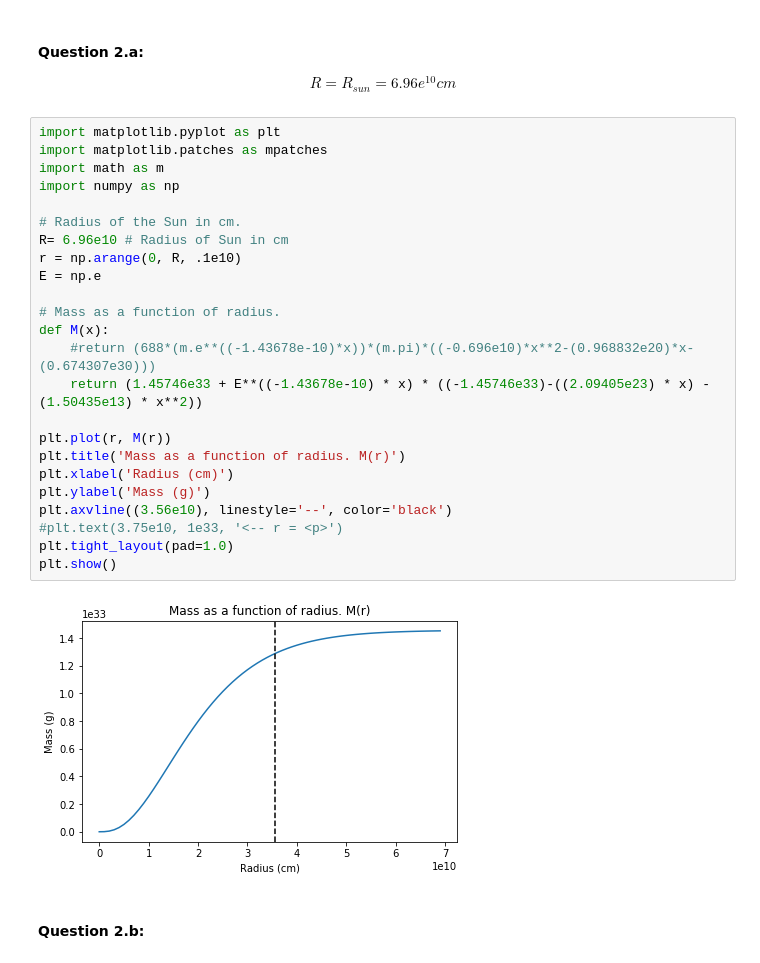
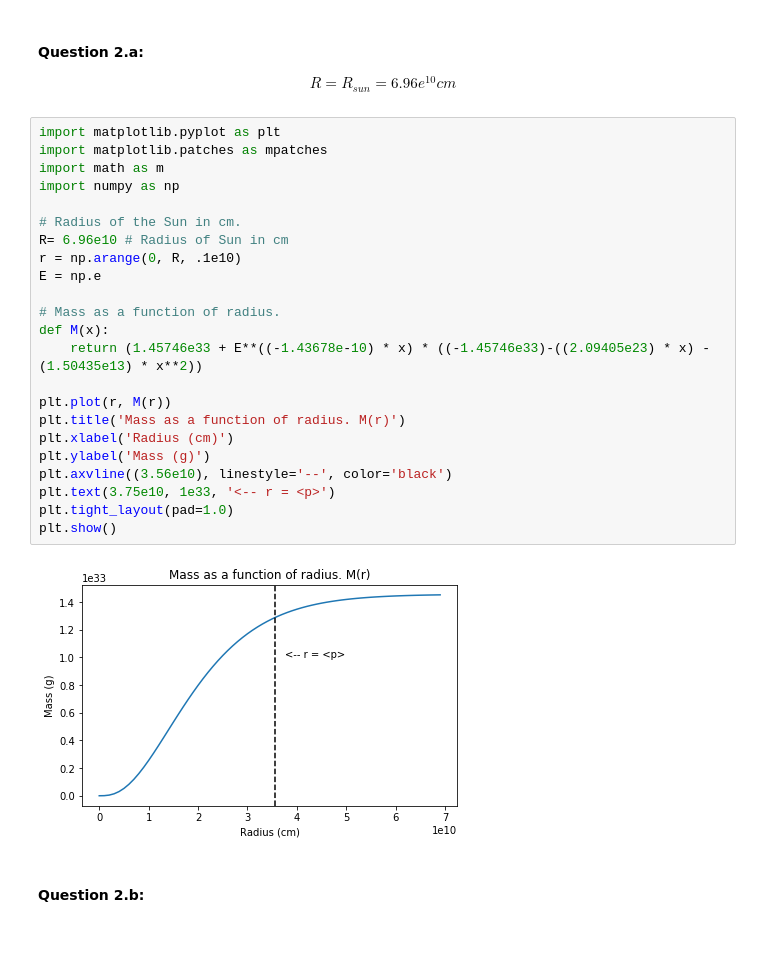
Before and after one commit to wildAstroboy/astro_4090, a Jupyter notebook: Homework 1.ipynb, the cells around one changed output. Saved outputs shown, nothing was run; the diff lists cells and outputs as text.

```diff
--- a/Homework 1.ipynb
+++ b/Homework 1.ipynb
@@ -69,29 +69,28 @@ R = R_{sun} = 6.96e^{10} cm
 # %%
 import matplotlib.pyplot as plt
 import matplotlib.patches as mpatches
 import math as m
 import numpy as np
 
 # Radius of the Sun in cm.
 R= 6.96e10 # Radius of Sun in cm
 r = np.arange(0, R, .1e10)
 E = np.e
 
 # Mass as a function of radius.
 def M(x):
-    #return (688*(m.e**((-1.43678e-10)*x))*(m.pi)*((-0.696e10)*x**2-(0.968832e20)*x-(0.674307e30)))
     return (1.45746e33 + E**((-1.43678e-10) * x) * ((-1.45746e33)-((2.09405e23) * x) - (1.50435e13) * x**2))
 
 plt.plot(r, M(r))
 plt.title('Mass as a function of radius. M(r)')
 plt.xlabel('Radius (cm)')
 plt.ylabel('Mass (g)')
 plt.axvline((3.56e10), linestyle='--', color='black')
-#plt.text(3.75e10, 1e33, '<-- r = <p>')
+plt.text(3.75e10, 1e33, '<-- r = <p>')
 plt.tight_layout(pad=1.0)
 plt.show()
 # %% [output]
-[figure, old version]
+[figure, new version]
 # %% [markdown]
 #### Question 2.b:
 # %%
```
Also changed, not shown: parts of 2 cells of this notebook.
